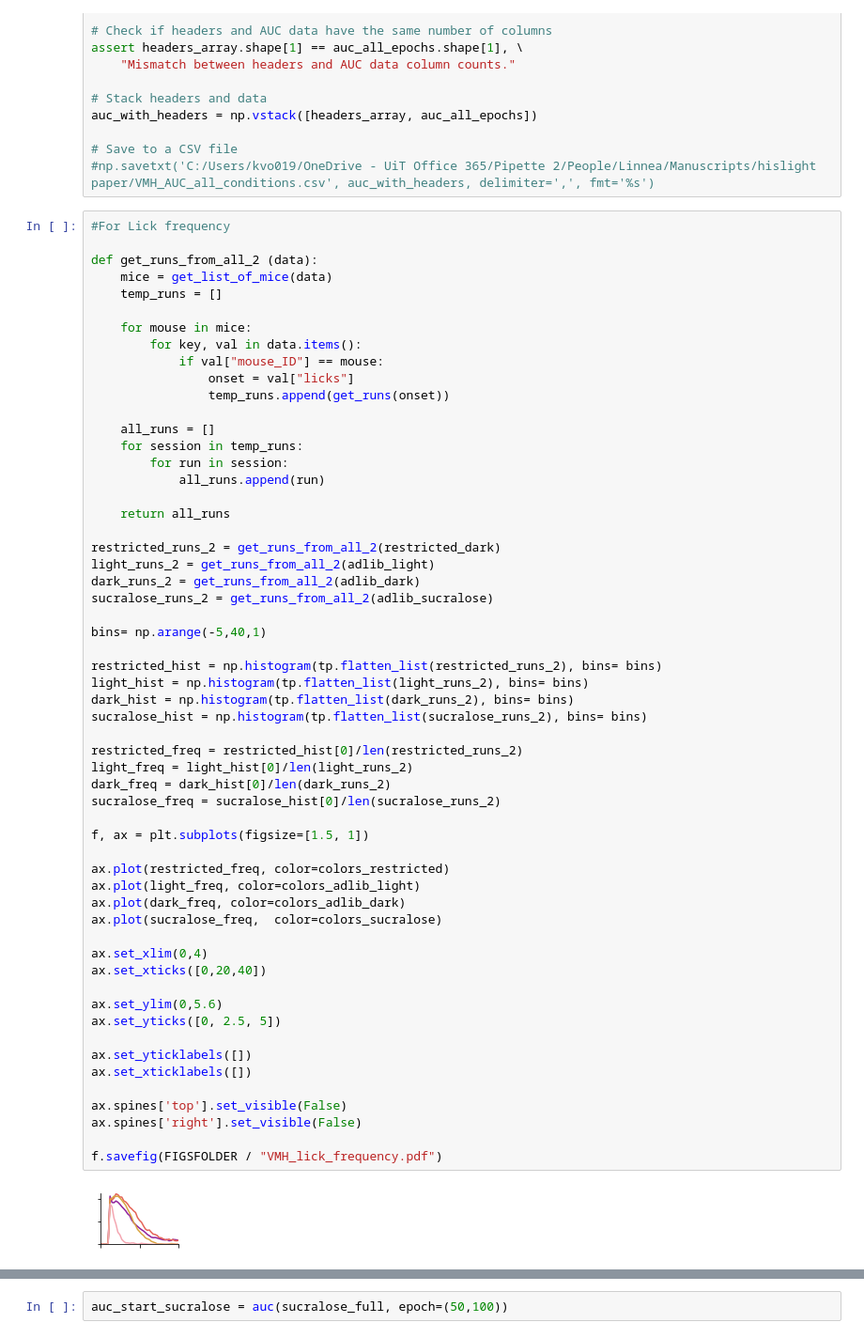
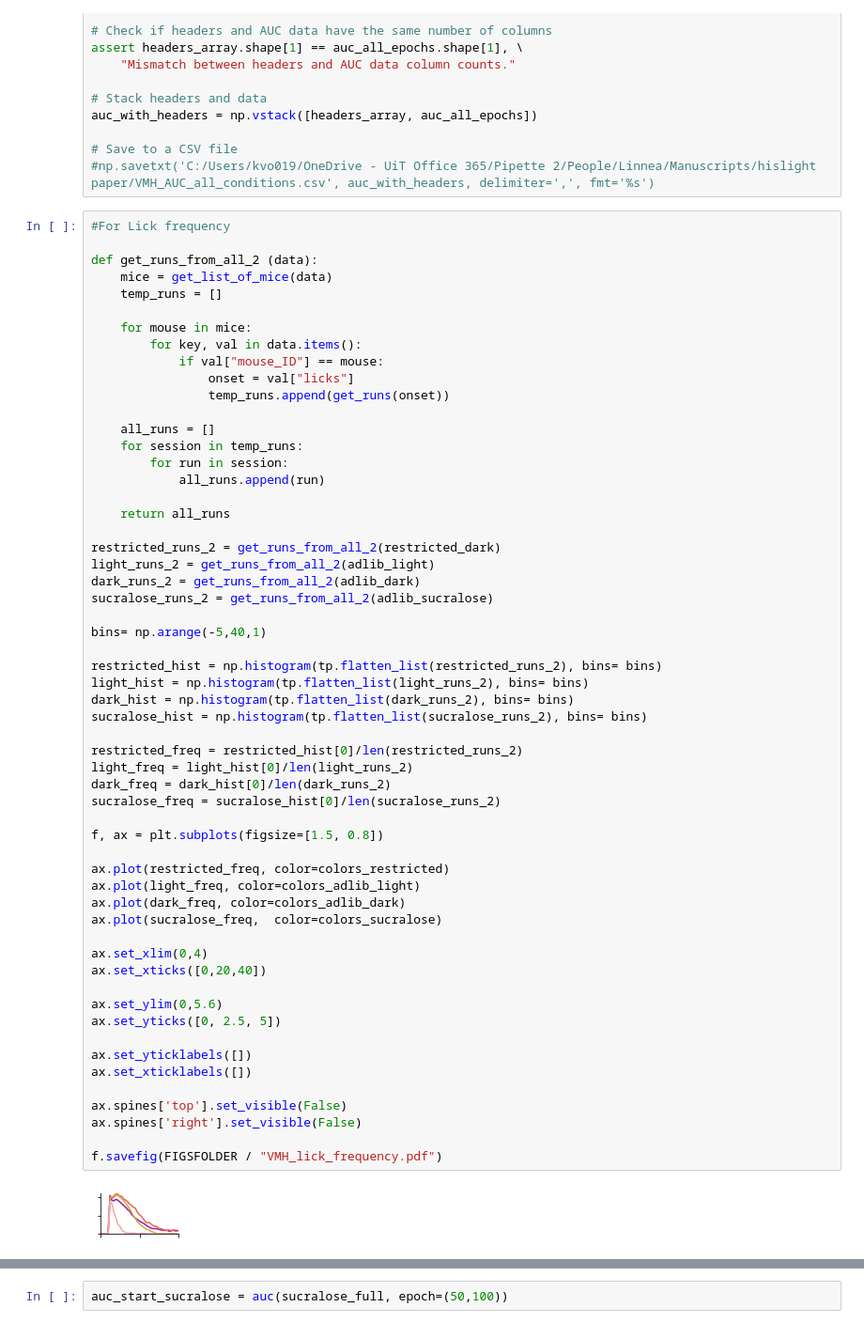
Before and after one commit to linneavolcko/hislight, a Jupyter notebook: notebooks/CURRENT_VMH_diff_conditions_individual_points.ipynb, the cells around one changed output, grey strips where cells are left out. Shown at 94% size. Saved outputs shown, nothing was run; the diff lists cells and outputs as text.

```diff
--- a/notebooks/CURRENT_VMH_behavior.ipynb
+++ b/notebooks/CURRENT_VMH_diff_conditions_individual_points.ipynb
@@ -845,35 +538,35 @@ bins= np.arange(-5,40,1)
 restricted_hist = np.histogram(tp.flatten_list(restricted_runs_2), bins= bins)
 light_hist = np.histogram(tp.flatten_list(light_runs_2), bins= bins)
 dark_hist = np.histogram(tp.flatten_list(dark_runs_2), bins= bins)
 sucralose_hist = np.histogram(tp.flatten_list(sucralose_runs_2), bins= bins)
 
 restricted_freq = restricted_hist[0]/len(restricted_runs_2)
 light_freq = light_hist[0]/len(light_runs_2)
 dark_freq = dark_hist[0]/len(dark_runs_2)
 sucralose_freq = sucralose_hist[0]/len(sucralose_runs_2)
 
-f, ax = plt.subplots(figsize=[1.5, 1])
+f, ax = plt.subplots(figsize=[1.5, 0.8])
 
 ax.plot(restricted_freq, color=colors_restricted)
 ax.plot(light_freq, color=colors_adlib_light)
 ax.plot(dark_freq, color=colors_adlib_dark)
 ax.plot(sucralose_freq,  color=colors_sucralose)
 
 ax.set_xlim(0,4)
 ax.set_xticks([0,20,40])
 
 ax.set_ylim(0,5.6)
 ax.set_yticks([0, 2.5, 5])
 
 ax.set_yticklabels([])
 ax.set_xticklabels([])
 
 ax.spines['top'].set_visible(False)
 ax.spines['right'].set_visible(False)
 
 f.savefig(FIGSFOLDER / "VMH_lick_frequency.pdf")
 # %% [output]
-[figure, old version]
+[figure, new version]
 # %%
 def auc(data, epoch=(50,100)):
     return np.trapz(np.array(data)[:, epoch[0]:epoch[1]], axis=1)
```
Also changed, not shown: parts of 17 cells of this notebook, 23 other files.
